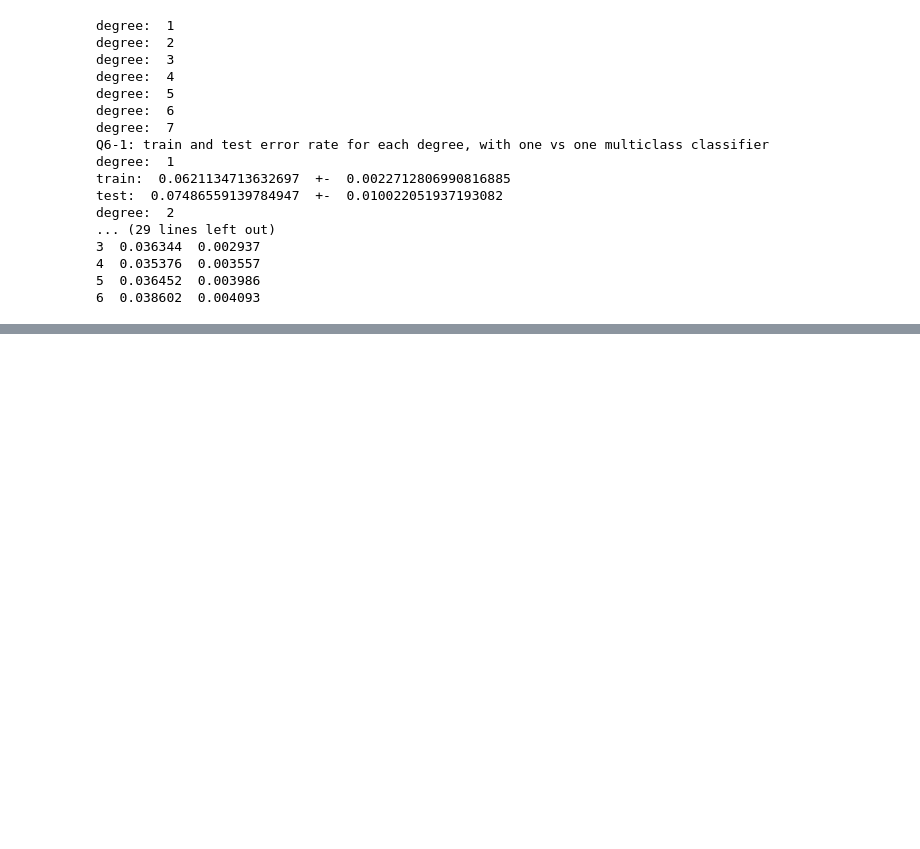
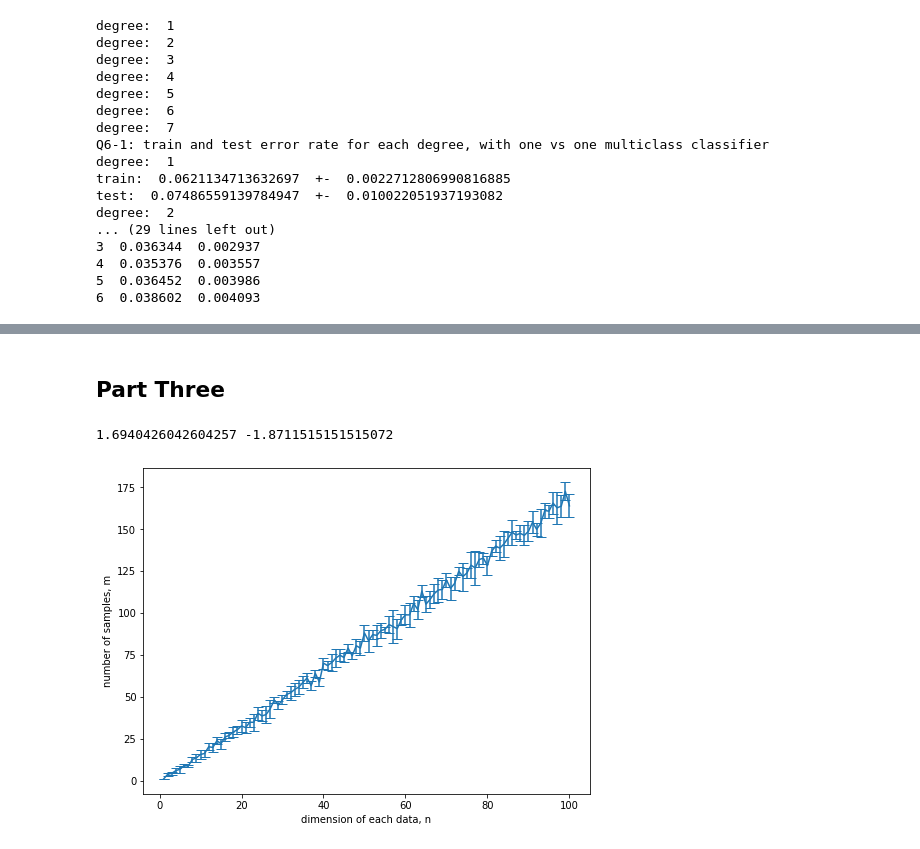
Before and after one commit to wangzican/COMP0078, a Jupyter notebook: CW2/cw2.ipynb, the cells around one changed output, grey strips where cells are left out. Saved outputs shown, nothing was run; the diff lists cells and outputs as text; code cells hidden in the pictures; blank space fills up the shorter version.

```diff
--- a/CW2/cw2.ipynb
+++ b/CW2/cw2.ipynb
@@ -172,0 +194,7 @@ KeyboardInterrupt:
+# %% [markdown]
+## Part Three
+# %%
+p3.sample_complexity_perceptron()
+# %% [output]
+1.6940426042604257 -1.8711515151515072
+[figure, added]
```
Also changed, not shown: parts of 9 cells of this notebook, 11 other files.
